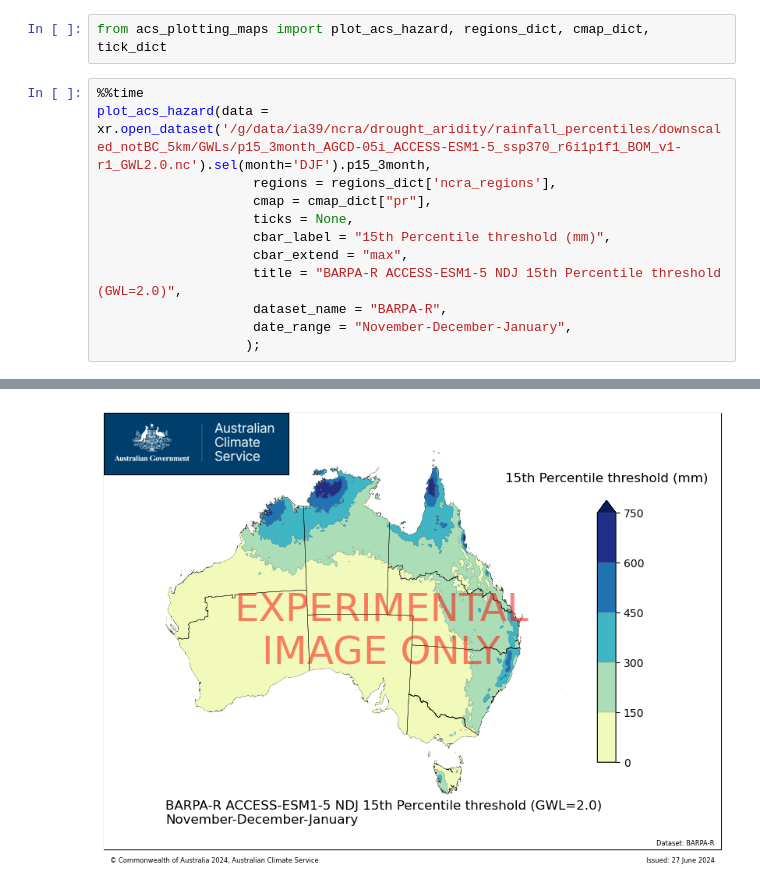
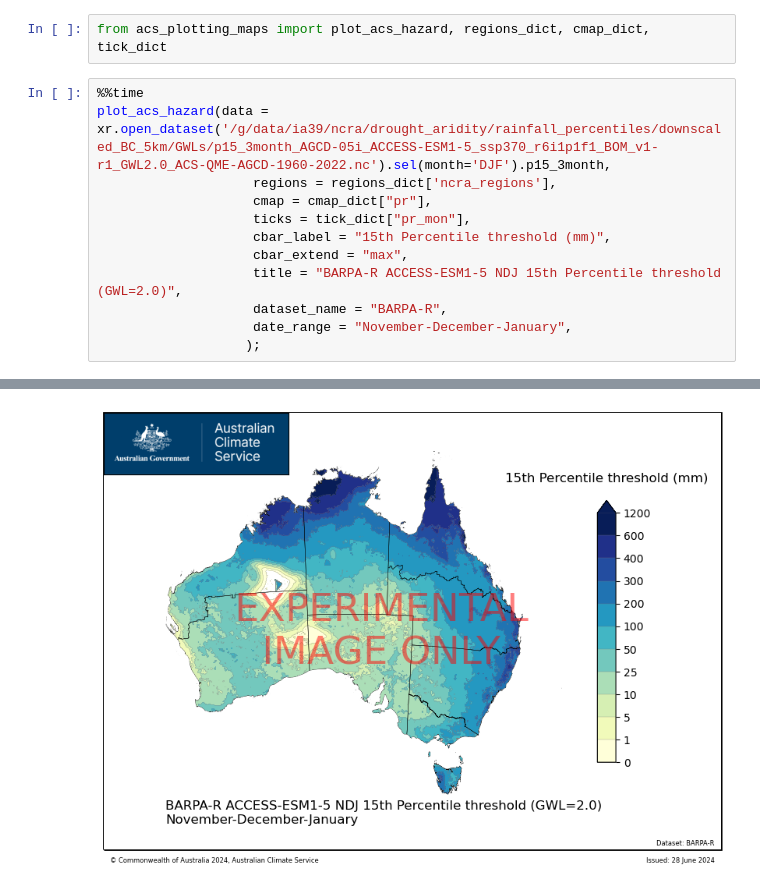
Before and after one commit to AusClimateService/hazards-drought, a Jupyter notebook: percentiles_spi_spei_smi/rainfall_percentile_output_processing.ipynb, the cells around one changed output, grey strips where cells are left out. Cells and saved outputs as stored; diff of their text form.

```diff
--- a/percentiles_spi_spei_smi/rainfall_percentile_output_processing.ipynb
+++ b/percentiles_spi_spei_smi/rainfall_percentile_output_processing.ipynb
@@ -130,10 +130,10 @@ cd /g/data/mn51/users/jb6465/drought-github/submodules/plotting_maps
 from acs_plotting_maps import plot_acs_hazard, regions_dict, cmap_dict, tick_dict
 # %%
 %%time
-plot_acs_hazard(data = xr.open_dataset('/g/data/ia39/ncra/drought_aridity/rainfall_percentiles/downscaled_notBC_5km/GWLs/p15_3month_AGCD-05i_ACCESS-ESM1-5_ssp370_r6i1p1f1_BOM_v1-r1_GWL2.0.nc').sel(month='DJF').p15_3month,
+plot_acs_hazard(data = xr.open_dataset('/g/data/ia39/ncra/drought_aridity/rainfall_percentiles/downscaled_BC_5km/GWLs/p15_3month_AGCD-05i_ACCESS-ESM1-5_ssp370_r6i1p1f1_BOM_v1-r1_GWL2.0_ACS-QME-AGCD-1960-2022.nc').sel(month='DJF').p15_3month,
                     regions = regions_dict['ncra_regions'],
                     cmap = cmap_dict["pr"],
-                    ticks = None,
+                    ticks = tick_dict["pr_mon"],
                     cbar_label = "15th Percentile threshold (mm)",
                     cbar_extend = "max",
                     title = "BARPA-R ACCESS-ESM1-5 NDJ 15th Percentile threshold (GWL=2.0)",
@@ -146,4 +146,4 @@ Wall time: 2min 5s
-[figure, old version]
+[figure, new version]
 # %%
 %%time
 for GWL in [1.5, 2.0, 3.0]:
```
Also changed, not shown: parts of 8 cells of this notebook, 1 other file.
